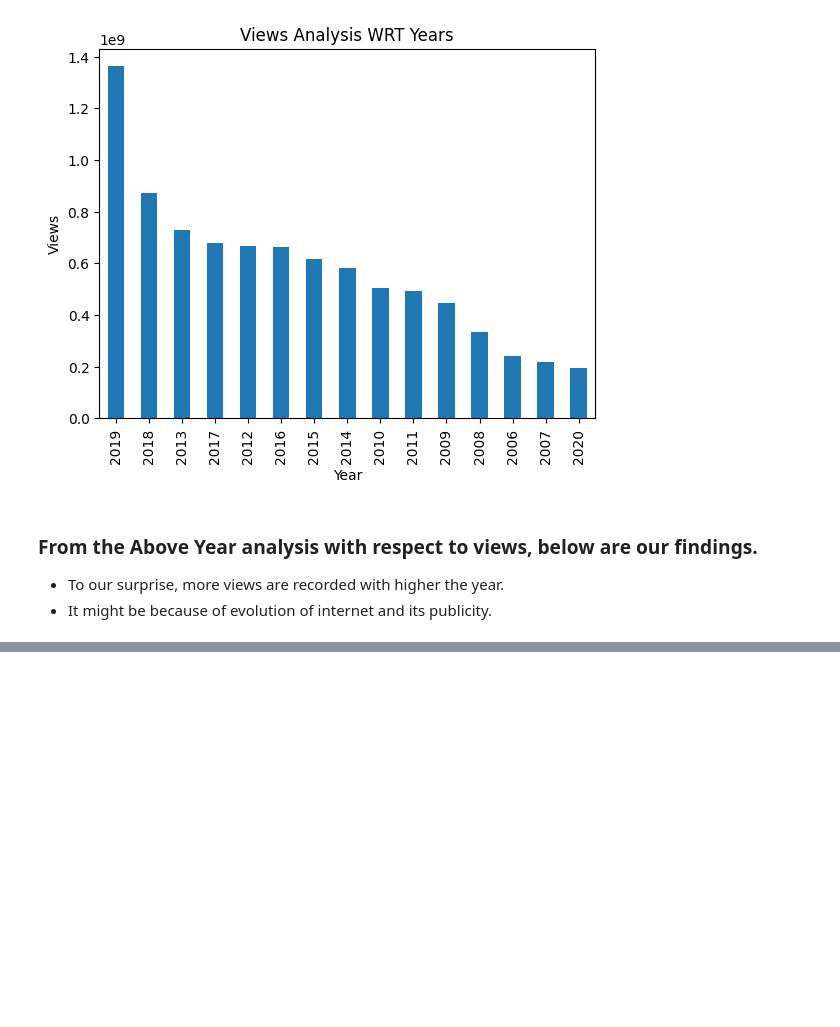
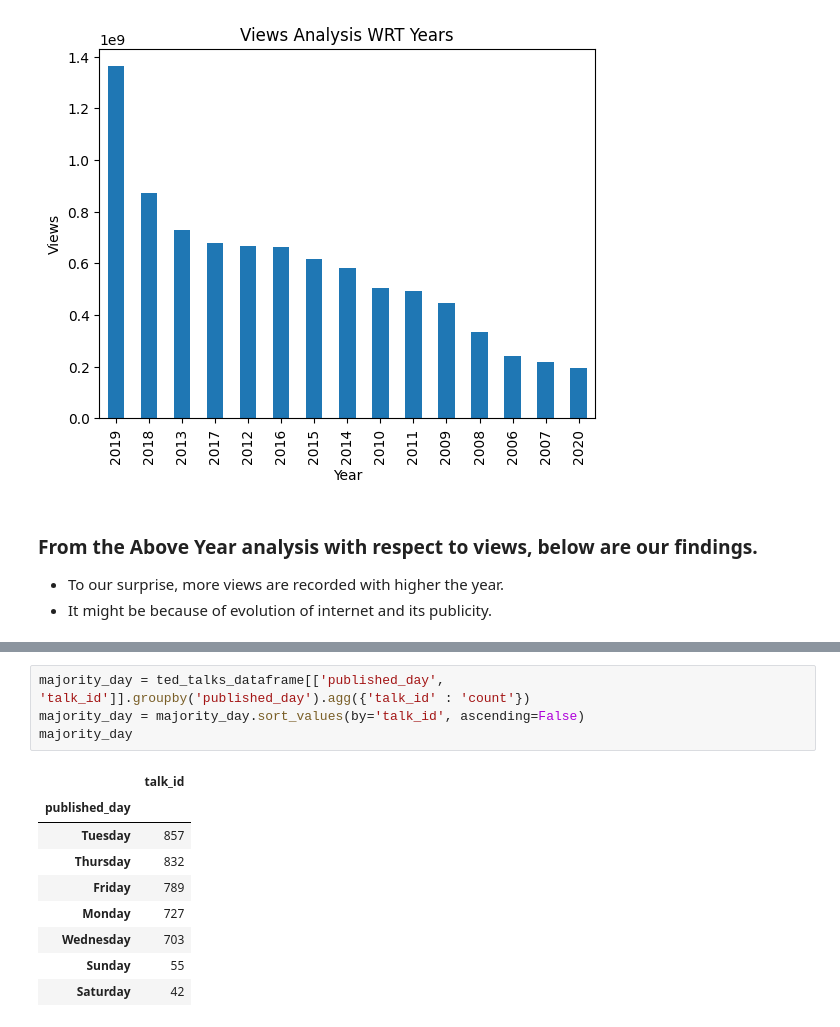
Before and after one commit to Mohamed-Harish-M-123/Capstone-Project-II, a Jupyter notebook: TED_Talks_views_prediction.ipynb, the cells around one changed output, grey strips where cells are left out. Saved outputs shown, nothing was run; the diff lists cells and outputs as text; blank space fills up the shorter version.

```diff
--- a/TED_Talks_views_prediction.ipynb
+++ b/TED_Talks_views_prediction.ipynb
@@ -277,0 +291,14 @@ Text(0, 0.5, 'Views')
+# %%
+majority_day = ted_talks_dataframe[['published_day', 'talk_id']].groupby('published_day').agg({'talk_id' : 'count'})
+majority_day = majority_day.sort_values(by='talk_id', ascending=False)
+majority_day
+# %% [output]
+|  | talk_id |
+| published_day |  |
+| Tuesday | 857 |
+| Thursday | 832 |
+| Friday | 789 |
+| Monday | 727 |
+| Wednesday | 703 |
+| Sunday | 55 |
+| Saturday | 42 |
```
Also changed, not shown: parts of 3 cells of this notebook.
